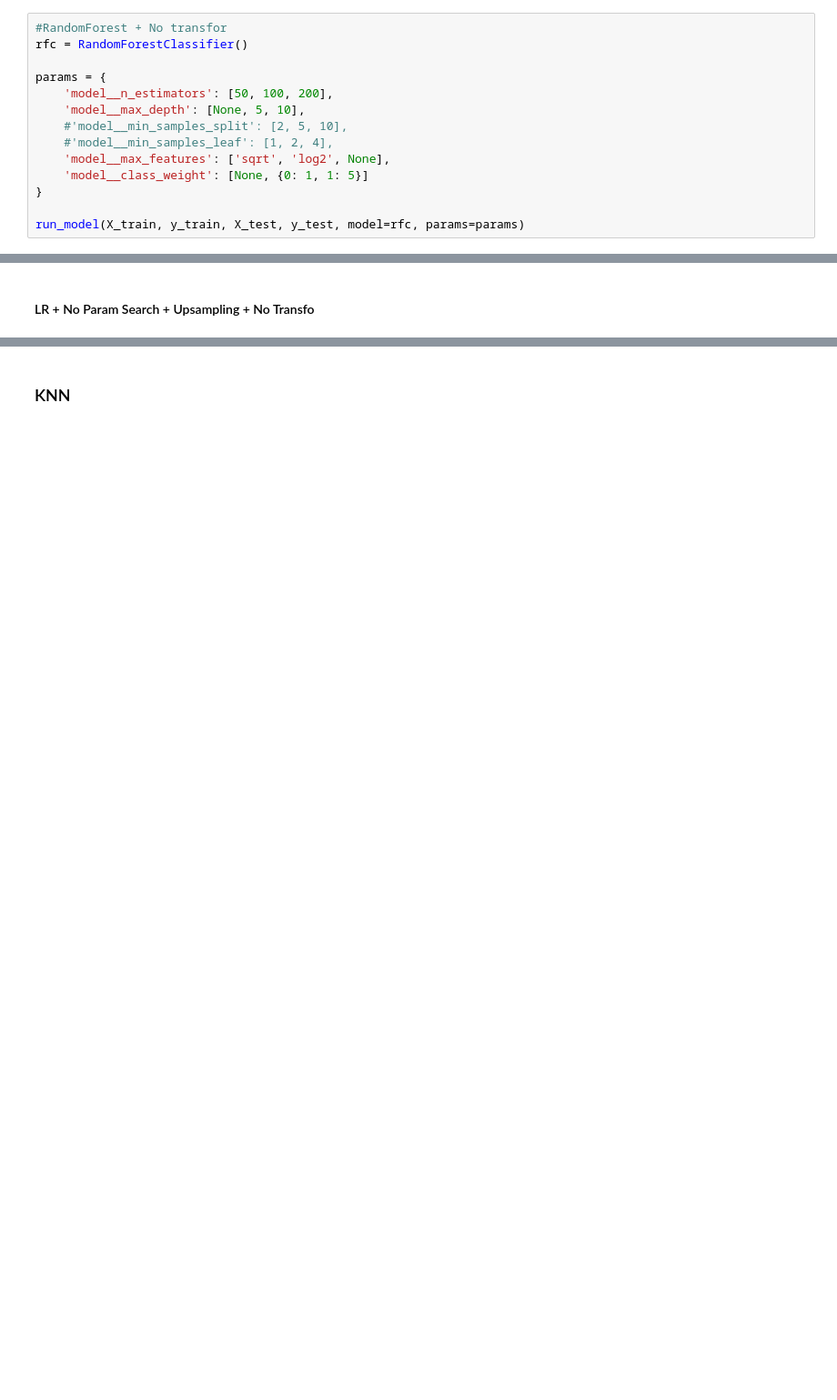
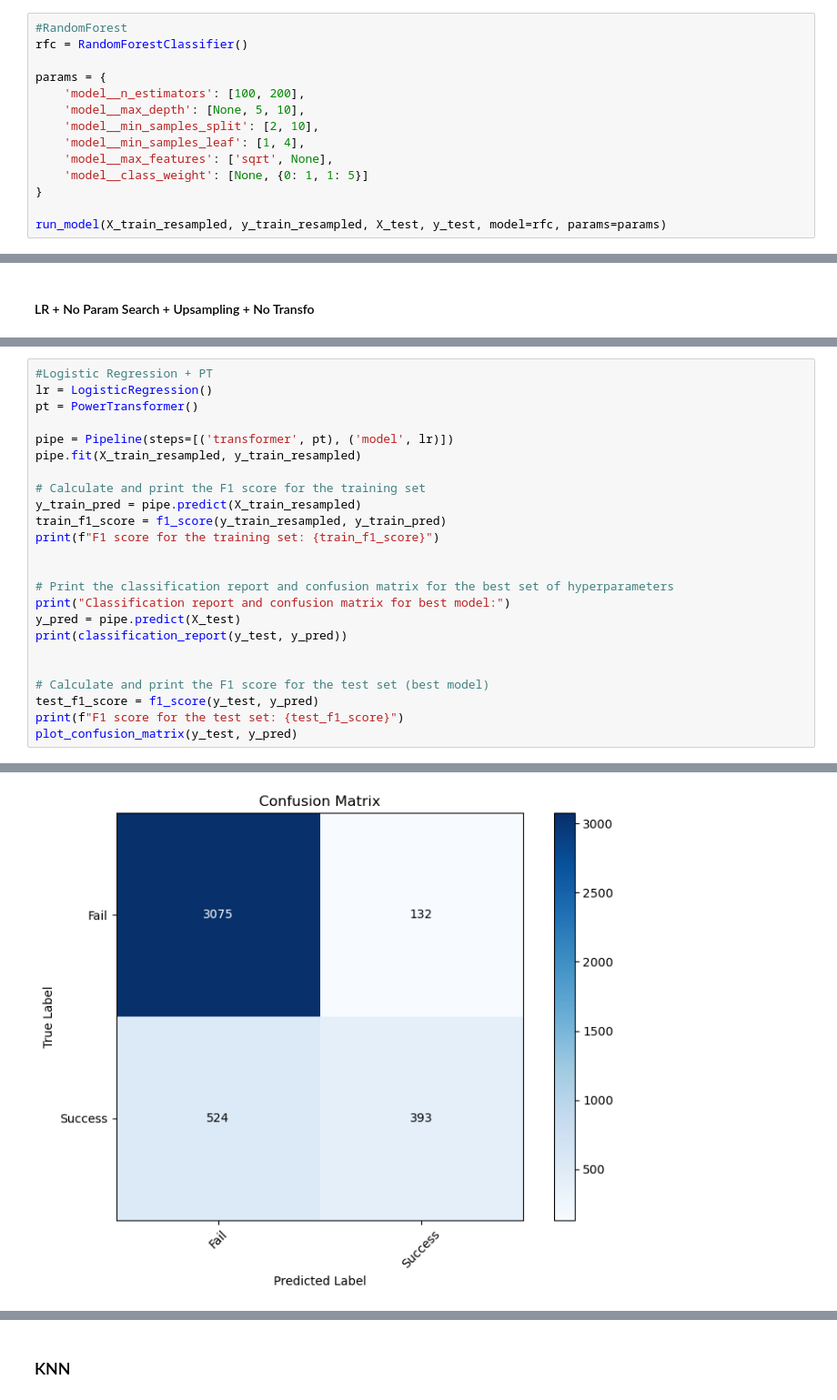
Before and after one commit to JulietteDegoul/FinalProject, a Jupyter notebook: IndiePyGo_Modelling_Streamlined-All_Variables.ipynb, the cells around one changed output, grey strips where cells are left out. Shown at 91% size. Drawn from its saved outputs; the diff is of its cells as text; blank space fills up the shorter version.

```diff
--- a/IndiePyGo_Modelling_Streamlined-All_Variables.ipynb
+++ b/IndiePyGo_Modelling_Streamlined-All_Variables.ipynb
@@ -329,14 +330,14 @@ plot_confusion_matrix(y_test, y_pred)
 # %%
-#RandomForest + No transfor
+#RandomForest
 rfc = RandomForestClassifier()
 
 params = {
-    'model__n_estimators': [50, 100, 200],
+    'model__n_estimators': [100, 200],
     'model__max_depth': [None, 5, 10],
-    #'model__min_samples_split': [2, 5, 10],
-    #'model__min_samples_leaf': [1, 2, 4],
-    'model__max_features': ['sqrt', 'log2', None],
+    'model__min_samples_split': [2, 10],
+    'model__min_samples_leaf': [1, 4],
+    'model__max_features': ['sqrt', None],
     'model__class_weight': [None, {0: 1, 1: 5}]
 }
 
-run_model(X_train, y_train, X_test, y_test, model=rfc, params=params)
+run_model(X_train_resampled, y_train_resampled, X_test, y_test, model=rfc, params=params)
@@ -415,0 +465,25 @@ plot_confusion_matrix(y_test, y_pred)
+# %%
+#Logistic Regression + PT
+lr = LogisticRegression()
+pt = PowerTransformer()
+
+pipe = Pipeline(steps=[('transformer', pt), ('model', lr)])
+pipe.fit(X_train_resampled, y_train_resampled)
+
+# Calculate and print the F1 score for the training set
+y_train_pred = pipe.predict(X_train_resampled)
+train_f1_score = f1_score(y_train_resampled, y_train_pred)
+print(f"F1 score for the training set: {train_f1_score}")
+
+
+# Print the classification report and confusion matrix for the best set of hyperparameters
+print("Classification report and confusion matrix for best model:")
+y_pred = pipe.predict(X_test)
+print(classification_report(y_test, y_pred))
+
+
+# Calculate and print the F1 score for the test set (best model)
+test_f1_score = f1_score(y_test, y_pred)
+print(f"F1 score for the test set: {test_f1_score}")
+plot_confusion_matrix(y_test, y_pred)
+# %% [output]
@@ -415,0 +502 @@ plot_confusion_matrix(y_test, y_pred)
+[figure, added]
```
Also changed, not shown: parts of 45 cells of this notebook.
